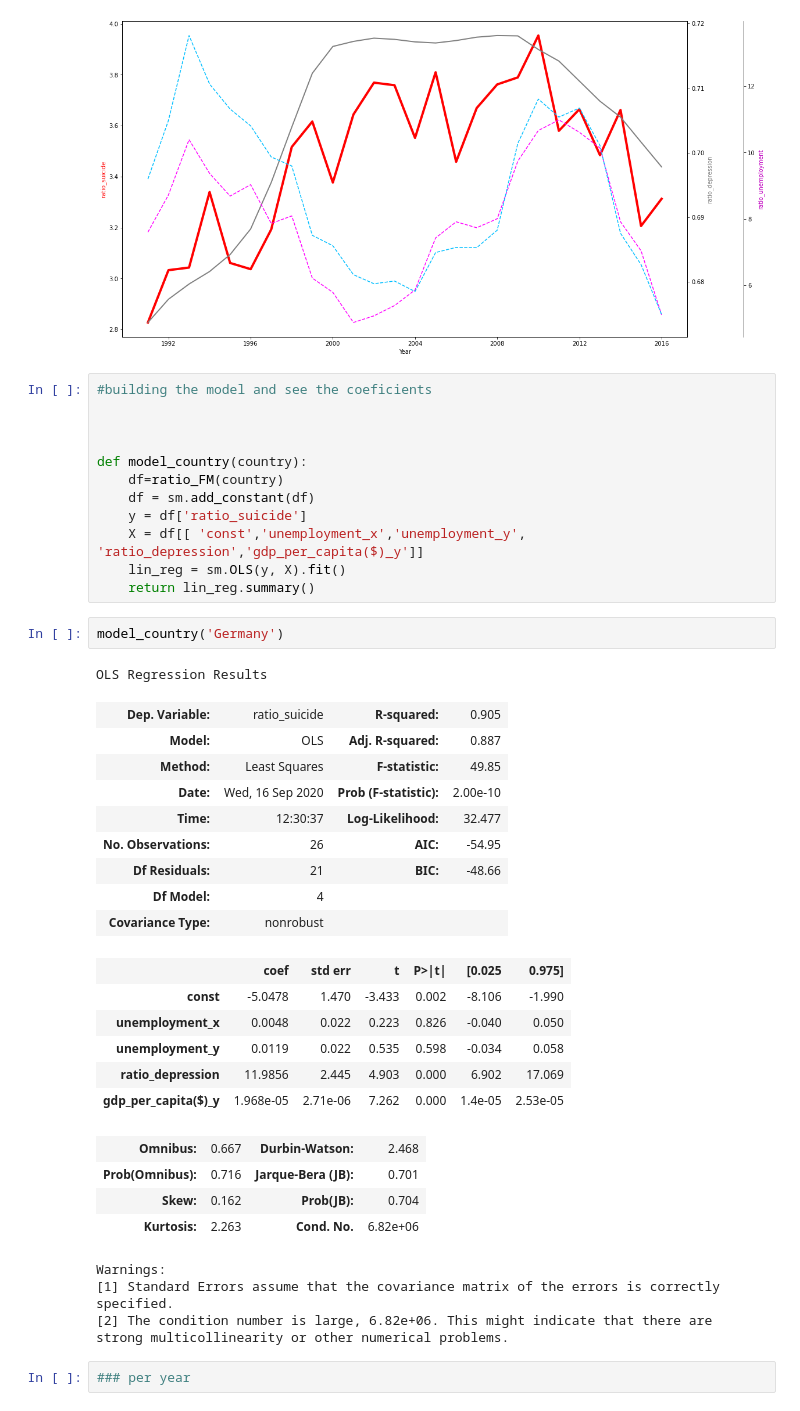
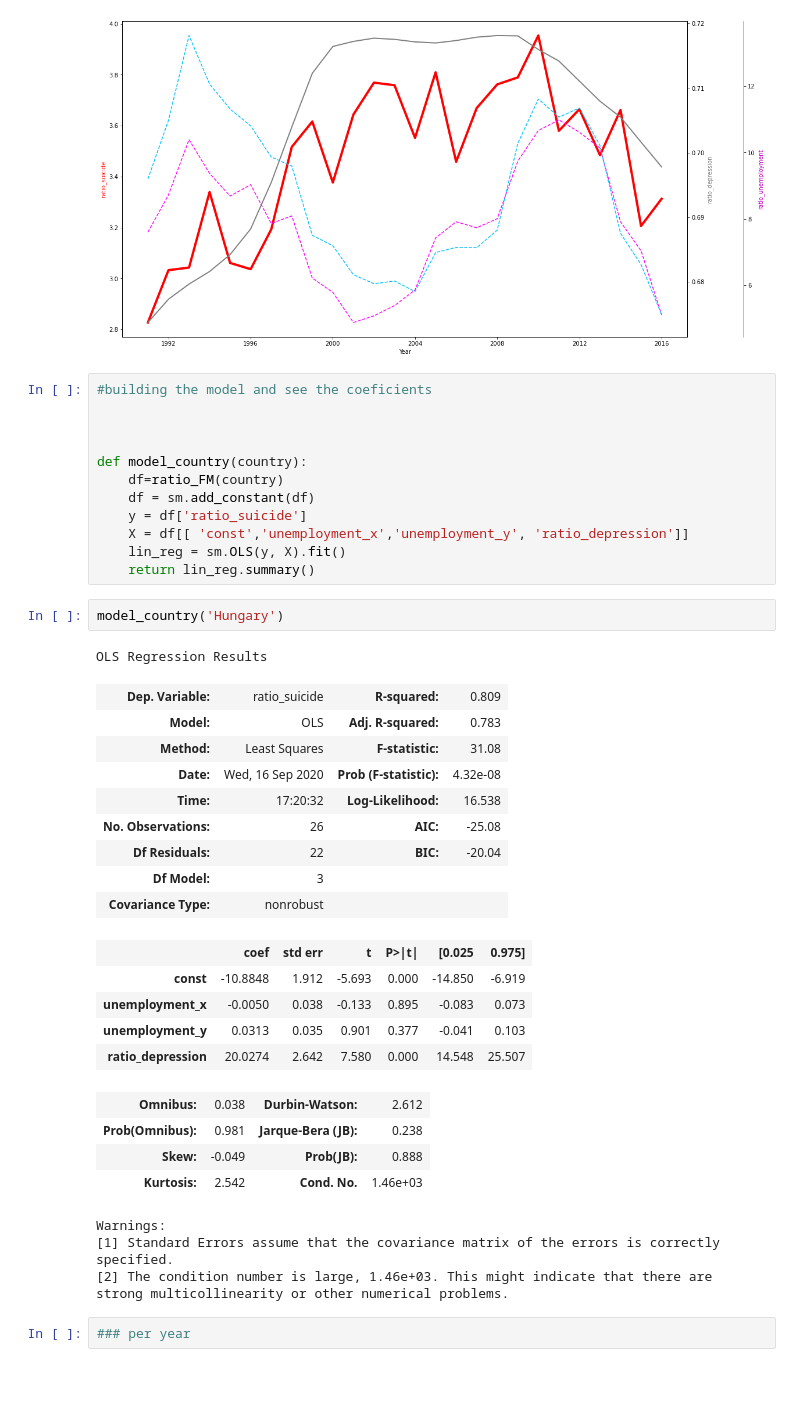
Before and after one commit to Brunadiasmiguel/depression, a Jupyter notebook: Analysis/female_male_comparation.ipynb, the cells around one changed output. Cells and saved outputs as stored; diff of their text form; blank space fills up the shorter version.

```diff
--- a/Analysis/female_male_comparation.ipynb
+++ b/Analysis/female_male_comparation.ipynb
@@ -132,35 +132,34 @@ def model_country(country):
     df=ratio_FM(country)
     df = sm.add_constant(df)
     y = df['ratio_suicide']
-    X = df[[ 'const','unemployment_x','unemployment_y', 'ratio_depression','gdp_per_capita($)_y']]
+    X = df[[ 'const','unemployment_x','unemployment_y', 'ratio_depression']]
     lin_reg = sm.OLS(y, X).fit()
     return lin_reg.summary()
 # %%
-model_country('Germany')
+model_country('Hungary')
 # %% [output]
 OLS Regression Results
-| Dep. Variable: | ratio_suicide | R-squared: | 0.905 |
-| Model: | OLS | Adj. R-squared: | 0.887 |
-| Method: | Least Squares | F-statistic: | 49.85 |
-| Date: | Wed, 16 Sep 2020 | Prob (F-statistic): | 2.00e-10 |
-| Time: | 12:30:37 | Log-Likelihood: | 32.477 |
-| No. Observations: | 26 | AIC: | -54.95 |
-| Df Residuals: | 21 | BIC: | -48.66 |
-| Df Model: | 4 |  |  |
+| Dep. Variable: | ratio_suicide | R-squared: | 0.809 |
+| Model: | OLS | Adj. R-squared: | 0.783 |
+| Method: | Least Squares | F-statistic: | 31.08 |
+| Date: | Wed, 16 Sep 2020 | Prob (F-statistic): | 4.32e-08 |
+| Time: | 17:20:32 | Log-Likelihood: | 16.538 |
+| No. Observations: | 26 | AIC: | -25.08 |
+| Df Residuals: | 22 | BIC: | -20.04 |
+| Df Model: | 3 |  |  |
 | Covariance Type: | nonrobust |  |  |
 |  | coef | std err | t | P>|t| | [0.025 | 0.975] |
-| const | -5.0478 | 1.470 | -3.433 | 0.002 | -8.106 | -1.990 |
-| unemployment_x | 0.0048 | 0.022 | 0.223 | 0.826 | -0.040 | 0.050 |
-| unemployment_y | 0.0119 | 0.022 | 0.535 | 0.598 | -0.034 | 0.058 |
-| ratio_depression | 11.9856 | 2.445 | 4.903 | 0.000 | 6.902 | 17.069 |
-| gdp_per_capita($)_y | 1.968e-05 | 2.71e-06 | 7.262 | 0.000 | 1.4e-05 | 2.53e-05 |
+| const | -10.8848 | 1.912 | -5.693 | 0.000 | -14.850 | -6.919 |
+| unemployment_x | -0.0050 | 0.038 | -0.133 | 0.895 | -0.083 | 0.073 |
+| unemployment_y | 0.0313 | 0.035 | 0.901 | 0.377 | -0.041 | 0.103 |
+| ratio_depression | 20.0274 | 2.642 | 7.580 | 0.000 | 14.548 | 25.507 |
-| Omnibus: | 0.667 | Durbin-Watson: | 2.468 |
-| Prob(Omnibus): | 0.716 | Jarque-Bera (JB): | 0.701 |
-| Skew: | 0.162 | Prob(JB): | 0.704 |
-| Kurtosis: | 2.263 | Cond. No. | 6.82e+06 |
+| Omnibus: | 0.038 | Durbin-Watson: | 2.612 |
+| Prob(Omnibus): | 0.981 | Jarque-Bera (JB): | 0.238 |
+| Skew: | -0.049 | Prob(JB): | 0.888 |
+| Kurtosis: | 2.542 | Cond. No. | 1.46e+03 |
 Warnings:
 [1] Standard Errors assume that the covariance matrix of the errors is correctly specified.
-[2] The condition number is large, 6.82e+06. This might indicate that there are
+[2] The condition number is large, 1.46e+03. This might indicate that there are
 strong multicollinearity or other numerical problems.
 # %%
 ### per year
```
Also changed, not shown: parts of 7 cells of this notebook, 3 other files.
